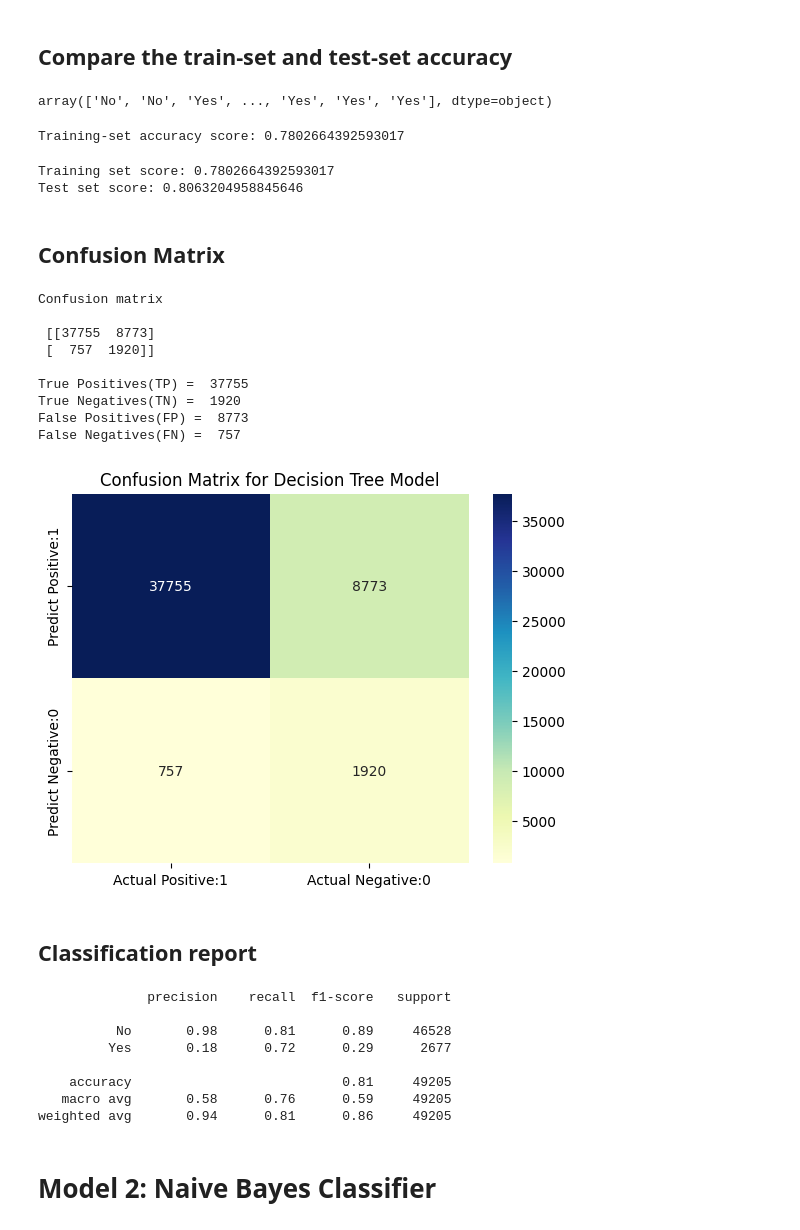
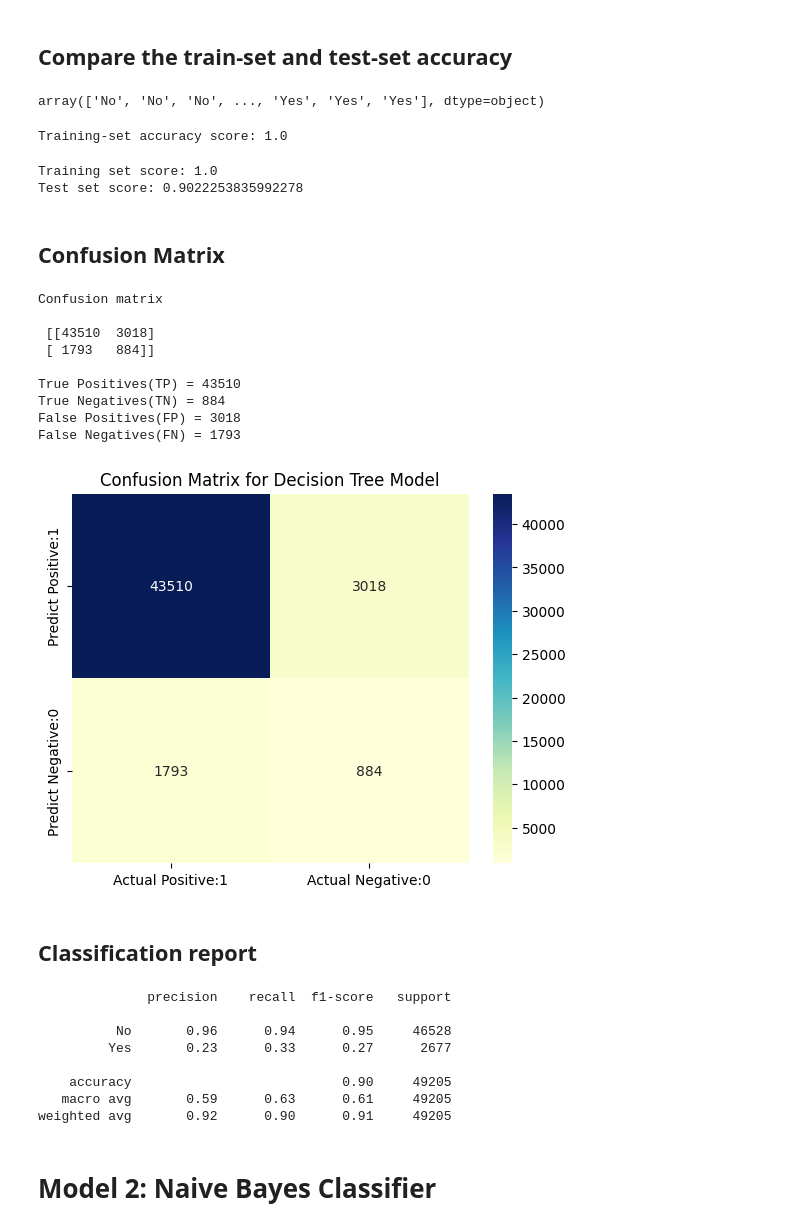
Before and after one commit to devinaarr/Tubes-AIFB, a Jupyter notebook: tubes-aifb.ipynb, the cells around one changed output. Saved outputs shown, nothing was run; the diff lists cells and outputs as text; code cells hidden in the pictures.

```diff
--- a/tubes-aifb.ipynb
+++ b/tubes-aifb.ipynb
@@ -341,14 +341,16 @@ dtype: float64
 ## Selecting the top XX features
 # %%
 sorted_mutual_info = mutual_info.sort_values(ascending=False)
-top_10_columns = sorted_mutual_info.head(10).index
+
+# get the ones with more than 0.001
+selected_features = mutual_info[mutual_info > 0.001].index
 
 # Subset your feature matrix with the top 10 columns
-X_train_top_10 = X_train[top_10_columns]
-X_train = X_train_top_10
+X_train_selected = X_train[selected_features]
+X_train = X_train_selected
 
-X_test_top_10 = X_test[top_10_columns]
-X_test = X_test_top_10
+X_test_selected = X_test[selected_features]
+X_test = X_test_selected
 # %% [markdown]
 # Oversampling and Undersampling
 # %%
@@ -416,7 +418,7 @@ y_train = y_train_miss
 # create the decision tree
 clf = DecisionTreeClassifier(criterion='entropy', random_state=5)
 clf = clf.fit(X_train,y_train)
-y_pred = clf.predict(X_test)
+clf_y_pred = clf.predict(X_test)
 # %% [markdown]
 ## Accuracy Score
 # %%
@@ -426,65 +428,65 @@ Accuracy: 0.8063204958845646
 # %% [markdown]
 ## Compare the train-set and test-set accuracy
 # %%
-y_pred_train = clf.predict(X_train)
-y_pred_train
+clf_y_pred_train = clf.predict(X_train)
+clf_y_pred_train
 # %% [output]
-array(['No', 'No', 'Yes', ..., 'Yes', 'Yes', 'Yes'], dtype=object)
+array(['No', 'No', 'No', ..., 'Yes', 'Yes', 'Yes'], dtype=object)
 # %%
-print('Training-set accuracy score:', metrics.accuracy_score(y_train, y_pred_train))
+print('Training-set accuracy score:', metrics.accuracy_score(y_train, clf_y_pred_train))
 # %% [output]
-Training-set accuracy score: 0.7802664392593017
+Training-set accuracy score: 1.0
 # %%
 print('Training set score:', clf.score(X_train, y_train))
 print('Test set score:', clf.score(X_test, y_test))
 # %% [output]
-Training set score: 0.7802664392593017
-Test set score: 0.8063204958845646
+Training set score: 1.0
+Test set score: 0.9022253835992278
 # %% [markdown]
 ## Confusion Matrix
 # %%
 from sklearn.metrics import confusion_matrix
 
-cm = confusion_matrix(y_test, y_pred)
+clf_cm = confusion_matrix(y_test, clf_y_pred)
 
-print('Confusion matrix\n\n', cm)
-print('\nTrue Positives(TP) = ', cm[0,0])
-print('True Negatives(TN) = ', cm[1,1])
-print('False Positives(FP) = ', cm[0,1])
-print('False Negatives(FN) = ', cm[1,0])
+print('Confusion matrix\n\n', clf_cm)
+print('\nTrue Positives(TP) =', clf_cm[0,0])
+print('True Negatives(TN) =', clf_cm[1,1])
+print('False Positives(FP) =', clf_cm[0,1])
+print('False Negatives(FN) =', clf_cm[1,0])
 # %% [output]
 Confusion matrix
 
- [[37755  8773]
- [  757  1920]]
+ [[43510  3018]
+ [ 1793   884]]
 
-True Positives(TP) =  37755
-True Negatives(TN) =  1920
-False Positives(FP) =  8773
-False Negatives(FN) =  757
+True Positives(TP) = 43510
+True Negatives(TN) = 884
+False Positives(FP) = 3018
+False Negatives(FN) = 1793
 # %%
 # visualize confusion matrix with seaborn heatmap
 
-cm_matrix = pd.DataFrame(data=cm, columns=['Actual Positive:1', 'Actual Negative:0'],
+clf_cm_matrix = pd.DataFrame(data=clf_cm, columns=['Actual Positive:1', 'Actual Negative:0'],
                                  index=['Predict Positive:1', 'Predict Negative:0'])
-sns.heatmap(cm_matrix, annot=True, fmt='d', cmap='YlGnBu')
+sns.heatmap(clf_cm_matrix, annot=True, fmt='d', cmap='YlGnBu')
 plt.title('Confusion Matrix for Decision Tree Model')
 plt.show()
 # %% [output]
-[figure, old version]
+[figure, new version]
 # %% [markdown]
 ## Classification report
 # %%
-print(metrics.classification_report(y_test, y_pred))
+print(metrics.classification_report(y_test, clf_y_pred))
 # %% [output]
               precision    recall  f1-score   support
 
-          No       0.98      0.81      0.89     46528
-         Yes       0.18      0.72      0.29      2677
+          No       0.96      0.94      0.95     46528
+         Yes       0.23      0.33      0.27      2677
 
-    accuracy                           0.81     49205
-   macro avg       0.58      0.76      0.59     49205
-weighted avg       0.94      0.81      0.86     49205
+    accuracy                           0.90     49205
+   macro avg       0.59      0.63      0.61     49205
+weighted avg       0.92      0.90      0.91     49205
 # %% [markdown]
 # Model 2: Naive Bayes Classifier
 # %%
```
Also changed, not shown: parts of 10 cells of this notebook.
